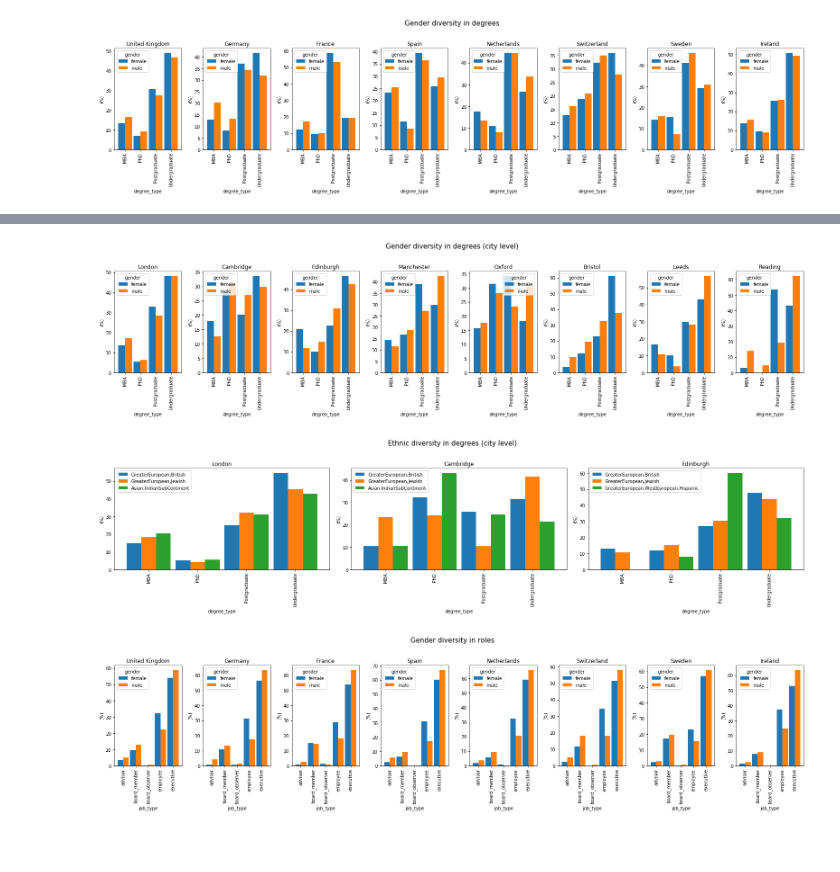
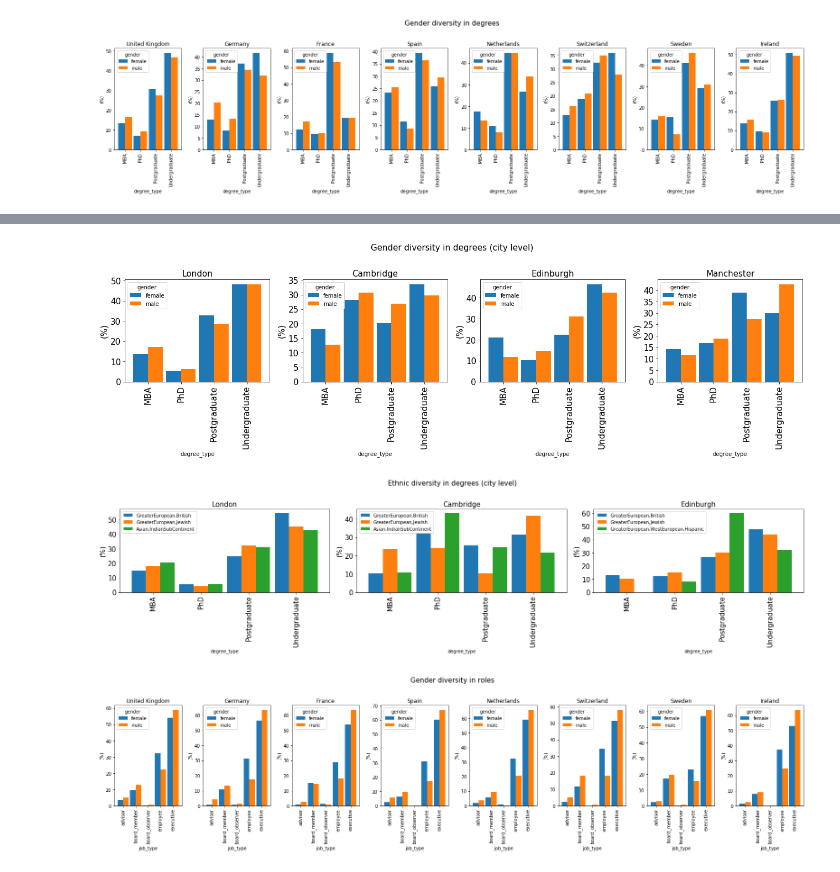
Before and after one commit to nestauk/inclusive-innovation-pilot, a Jupyter notebook: notebooks/EU-indicators-visualisation.ipynb, the cells around one changed output, grey strips where cells are left out. Cells and saved outputs as stored; diff of their text form; code cells hidden in the pictures; blank space fills up the shorter version.

```diff
--- a/notebooks/EU-indicators-visualisation.ipynb
+++ b/notebooks/EU-indicators-visualisation.ipynb
@@ -22,7 +22,7 @@ Read a dataframe that has only EU organisations and includes:
 * People working in the EU
 * Their degrees, job, ethnicity, gender
 # %%
-df = pd.read_csv('../data/processed/ojpd_eu_v2.csv')
+df = pd.read_csv('../data/processed/ojpd_eu_v3.csv')
 # %%
 df.shape
 # %% [output]
@@ -218,14 +219,18 @@ plt.show()
 # %% [output]
 [figure]
 # %%
-fig = plt.figure(figsize=(22, 5))
+fig = plt.figure(figsize=(22, 8))
 gs = gridspec.GridSpec(1,3)
 for i, country in enumerate(degree_ethnicity.index.levels[0][:3]):
     ax = plt.subplot(gs[0,i])
     degree_ethnicity.loc[country].unstack('race')[[v for v in df[df.country==country].race.value_counts().index.values[:3]]].plot(kind='bar', width=0.9, ax=ax)
     ax.legend(loc='best')
-    ax.set_title('{}'.format(country))
-    ax.set_ylabel('(%)')
+    for tick in ax.xaxis.get_major_ticks():
+        tick.label.set_fontsize(15)
+    for tick in ax.yaxis.get_major_ticks():
+        tick.label.set_fontsize(15)
+    ax.set_title('{}'.format(country), fontsize=15)
+    ax.set_ylabel('(%)', fontsize=15)
 
 plt.suptitle('Ethnic diversity in degrees', fontsize=15, y=1.1)
 plt.tight_layout()
@@ -235,17 +240,21 @@ plt.show()
 # %%
-fig = plt.figure(figsize=(22, 5))
-gs = gridspec.GridSpec(1,8)
-for i, country in enumerate(city_degree_gender.index.levels[0][:8]):
+fig = plt.figure(figsize=(18, 5))
+gs = gridspec.GridSpec(1,4)
+for i, country in enumerate(city_degree_gender.index.levels[0][:4]):
     ax = plt.subplot(gs[0,i])
     city_degree_gender.loc[country].unstack('gender')[['female', 'male']].plot(kind='bar', width=0.9, ax=ax)
-    ax.set_title('{}'.format(country))
-    ax.set_ylabel('(%)')
+    ax.set_title('{}'.format(country), fontsize=15)
+    for tick in ax.xaxis.get_major_ticks():
+        tick.label.set_fontsize(15)
+    for tick in ax.yaxis.get_major_ticks():
+        tick.label.set_fontsize(15)
+    ax.set_ylabel('(%)', fontsize=15)
 
 plt.suptitle('Gender diversity in degrees (city level)', fontsize=15, y=1.1)
 plt.tight_layout()
 plt.show()
 # %% [output]
-[figure, old version]
+[figure, new version]
 # %%
 fig = plt.figure(figsize=(22, 5))
 gs = gridspec.GridSpec(1,3)
@@ -253,14 +262,18 @@ for i, country in enumerate(city_degree_ethnicity.index.levels[0][:3]):
     ax = plt.subplot(gs[0,i])
     city_degree_ethnicity.loc[country].unstack('race')[[v for v in df[df.city==country].race.value_counts().index.values[:3]]].plot(kind='bar', width=0.9, ax=ax, legend=False)
     ax.legend(loc='best')
-    ax.set_title('{}'.format(country))
-    ax.set_ylabel('(%)')
+    for tick in ax.xaxis.get_major_ticks():
+        tick.label.set_fontsize(15)
+    for tick in ax.yaxis.get_major_ticks():
+        tick.label.set_fontsize(15)
+    ax.set_title('{}'.format(country), fontsize=15)
+    ax.set_ylabel('(%)', fontsize=15)
 
 plt.suptitle('Ethnic diversity in degrees (city level)', fontsize=15, y=1.1)
 plt.tight_layout()
 plt.show()
 # %% [output]
-[figure, old version]
+[figure, new version]
 # %%
 fig = plt.figure(figsize=(22, 5))
 gs = gridspec.GridSpec(1,8)
```
Also changed, not shown: parts of 7 cells of this notebook, 1 other file.
